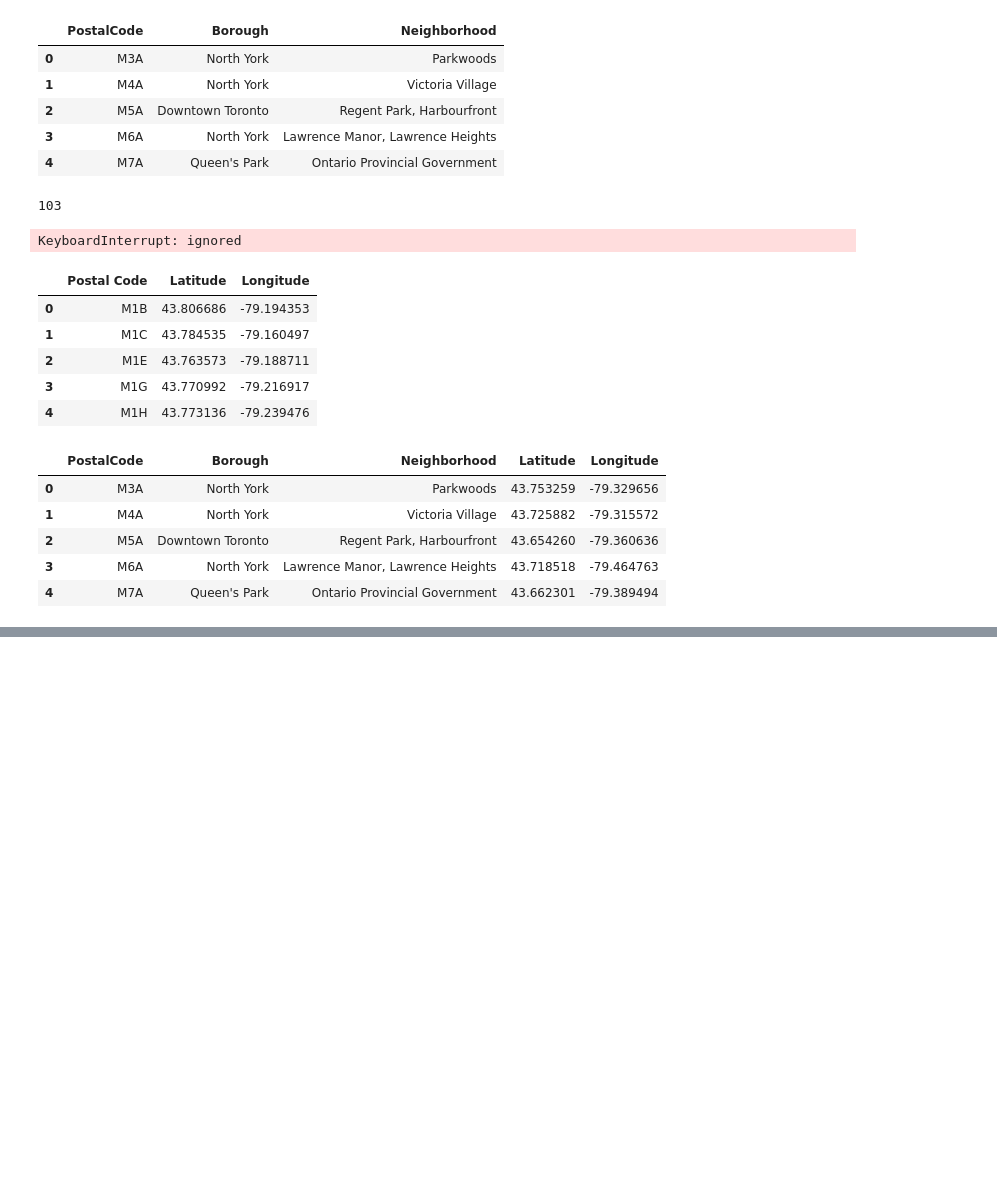
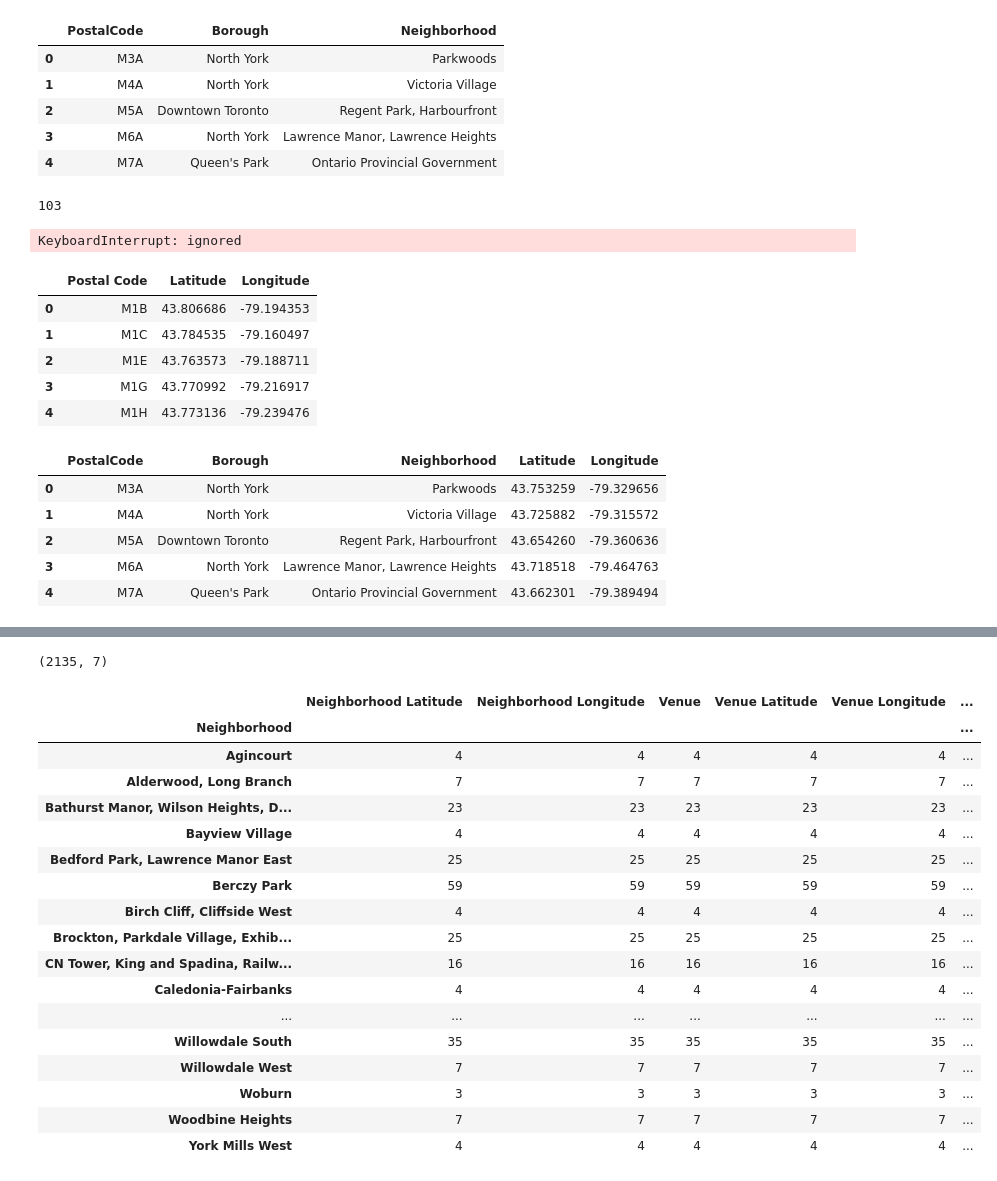
Before and after one commit to sancarlim/Coursera_Capstone, a Jupyter notebook: Segmenting_and_Clustering_Neighborhoods_in_Toronto.ipynb, the cells around one changed output, grey strips where cells are left out. Saved outputs shown, nothing was run; the diff lists cells and outputs as text; code cells hidden in the pictures; blank space fills up the shorter version.

```diff
--- a/Segmenting_and_Clustering_Neighborhoods_in_Toronto.ipynb
+++ b/Segmenting_and_Clustering_Neighborhoods_in_Toronto.ipynb
@@ -51,6 +51,8 @@ df['Borough']=df['Borough'].replace({'Downtown TorontoStn A PO Boxes25 The Espla
                                              'East TorontoBusiness reply mail Processing Centre969 Eastern':'East Toronto Business',
                                              'EtobicokeNorthwest':'Etobicoke Northwest','East YorkEast Toronto':'East York/East Toronto',
                                              'MississaugaCanada Post Gateway Processing Centre':'Mississauga'})
+df['Borough'].replace('Not assigned', np.nan, inplace=True)
+df.dropna(subset=['Borough'], inplace=True)
 # %% [output]
 Libraries imported.
 # %%
@@ -115,0 +140,19 @@ df.head()
+# %%
+# create map using latitude and longitude values
+map = folium.Map(location=[latitude, longitude], zoom_start=10)
+
+# add markers to map
+for lat, lng, borough, neighborhood in zip(df['Latitude'], df['Longitude'], df['Borough'], df['Neighborhood']):
+    label = '{}, {}'.format(neighborhood, borough)
+    label = folium.Popup(label, parse_html=True)
+    folium.CircleMarker(
+        [lat, lng],
+        radius=5,
+        popup=label,
+        color='blue',
+        fill=True,
+        fill_color='#3186cc',
+        fill_opacity=0.7,
+        parse_html=False).add_to(map)
+
+map
@@ -115,0 +163,10 @@ df.head()
+# %%
+CLIENT_ID = 'WYI401A4UCY5CYTB1GL0F5QBCTDGR3I355GY4HI1YJEXQFUH' # your Foursquare ID code XDPGLDDDUILQXJZ4DQEY1AMIZMCPEAWOA3VM3SGVOGUCQ0SK#_=_
+CLIENT_SECRET = '0PVA2QUPPSKPBJZ3HDQGPWMLQ1KN4NMCHAFOP3KNGJEMKRV4' # your Foursquare Secret
+ACCESS_TOKEN = 'GVEJXZLLBRF41QZ31YYPRIR3GBAXJRFFG55RCQZMUAT4EU1N' # your FourSquare Access Token
+VERSION = '20180605' # Foursquare API version
+LIMIT = 100 # A default Foursquare API limit value
+
+print('Your credentails:')
+print('CLIENT_ID: ' + CLIENT_ID)
+print('CLIENT_SECRET:' + CLIENT_SECRET)
@@ -115,0 +217,5 @@ df.head()
+# %%
+toronto_venues = getNearbyVenues(names=df['Neighborhood'],
+                                   latitudes=df['Latitude'],
+                                   longitudes=df['Longitude']
+                                  )
@@ -115,0 +240,24 @@ df.head()
+# %%
+print(toronto_venues.shape)
+toronto_venues.head()
+toronto_venues.groupby('Neighborhood').count()
+# %% [output]
+(2135, 7)
+|  | Neighborhood Latitude | Neighborhood Longitude | Venue | Venue Latitude | Venue Longitude | ... |
+| Neighborhood |  |  |  |  |  | ... |
+| Agincourt | 4 | 4 | 4 | 4 | 4 | ... |
+| Alderwood, Long Branch | 7 | 7 | 7 | 7 | 7 | ... |
+| Bathurst Manor, Wilson Heights, D... | 23 | 23 | 23 | 23 | 23 | ... |
+| Bayview Village | 4 | 4 | 4 | 4 | 4 | ... |
+| Bedford Park, Lawrence Manor East | 25 | 25 | 25 | 25 | 25 | ... |
+| Berczy Park | 59 | 59 | 59 | 59 | 59 | ... |
+| Birch Cliff, Cliffside West | 4 | 4 | 4 | 4 | 4 | ... |
+| Brockton, Parkdale Village, Exhib... | 25 | 25 | 25 | 25 | 25 | ... |
+| CN Tower, King and Spadina, Railw... | 16 | 16 | 16 | 16 | 16 | ... |
+| Caledonia-Fairbanks | 4 | 4 | 4 | 4 | 4 | ... |
+| ... | ... | ... | ... | ... | ... | ... |
+| Willowdale South | 35 | 35 | 35 | 35 | 35 | ... |
+| Willowdale West | 7 | 7 | 7 | 7 | 7 | ... |
+| Woburn | 3 | 3 | 3 | 3 | 3 | ... |
+| Woodbine Heights | 7 | 7 | 7 | 7 | 7 | ... |
+| York Mills West | 4 | 4 | 4 | 4 | 4 | ... |
```
Also changed, not shown: parts of 19 cells of this notebook.
